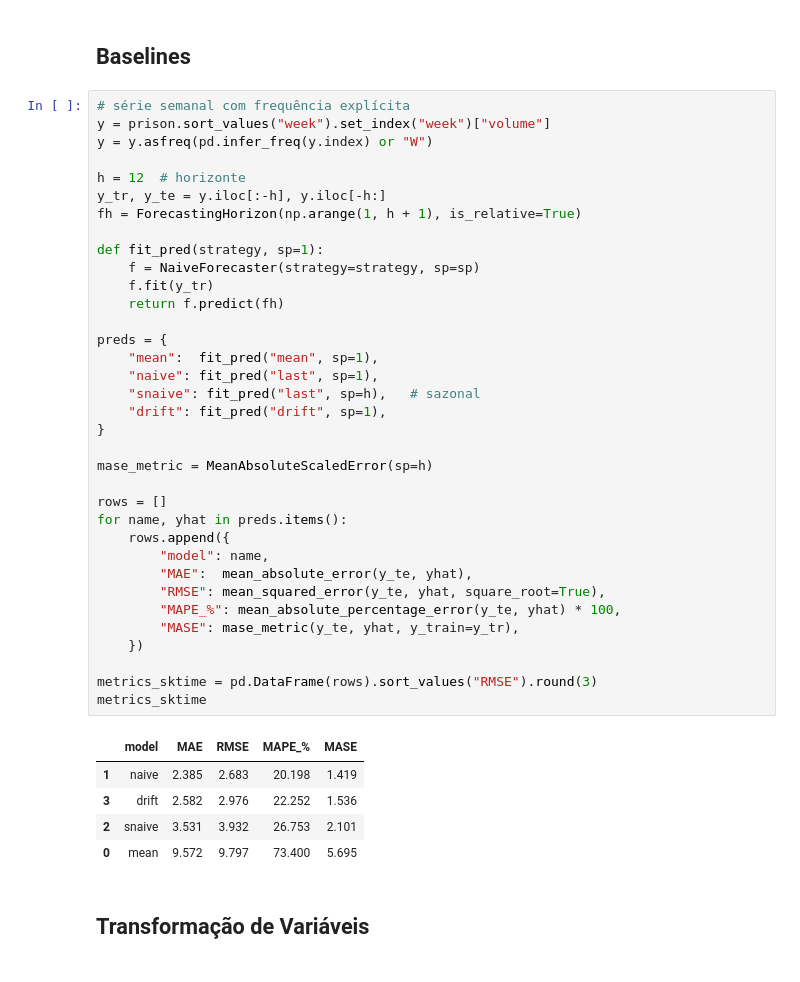
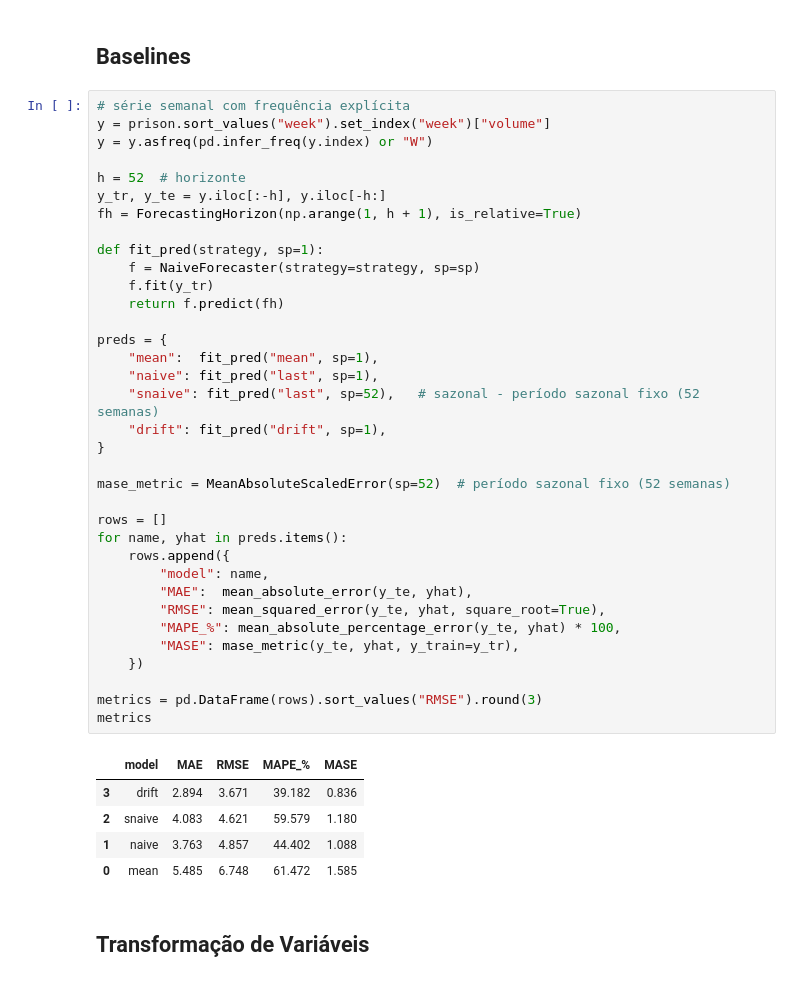
Before and after one commit to LeonardoAleee/analise_st, a Jupyter notebook: trabalho_a1.ipynb, the cells around one changed output. Drawn from its saved outputs; the diff is of its cells as text.

```diff
--- a/trabalho_a1.ipynb
+++ b/trabalho_a1.ipynb
@@ -101,42 +101,42 @@ plt.show()
 y = prison.sort_values("week").set_index("week")["volume"]
 y = y.asfreq(pd.infer_freq(y.index) or "W")
 
-h = 12  # horizonte
+h = 52  # horizonte
 y_tr, y_te = y.iloc[:-h], y.iloc[-h:]
 fh = ForecastingHorizon(np.arange(1, h + 1), is_relative=True)
 
 def fit_pred(strategy, sp=1):
     f = NaiveForecaster(strategy=strategy, sp=sp)
     f.fit(y_tr)
     return f.predict(fh)
 
 preds = {
     "mean":  fit_pred("mean", sp=1),
     "naive": fit_pred("last", sp=1),
-    "snaive": fit_pred("last", sp=h),   # sazonal
+    "snaive": fit_pred("last", sp=52),   # sazonal - período sazonal fixo (52 semanas)
     "drift": fit_pred("drift", sp=1),
 }
 
-mase_metric = MeanAbsoluteScaledError(sp=h)
+mase_metric = MeanAbsoluteScaledError(sp=52)  # período sazonal fixo (52 semanas)
 
 rows = []
 for name, yhat in preds.items():
     rows.append({
         "model": name,
         "MAE":  mean_absolute_error(y_te, yhat),
         "RMSE": mean_squared_error(y_te, yhat, square_root=True),
         "MAPE_%": mean_absolute_percentage_error(y_te, yhat) * 100,
         "MASE": mase_metric(y_te, yhat, y_train=y_tr),
     })
 
-metrics_sktime = pd.DataFrame(rows).sort_values("RMSE").round(3)
-metrics_sktime
+metrics = pd.DataFrame(rows).sort_values("RMSE").round(3)
+metrics
 # %% [output]
 |  | model | MAE | RMSE | MAPE_% | MASE |
-| 1 | naive | 2.385 | 2.683 | 20.198 | 1.419 |
-| 3 | drift | 2.582 | 2.976 | 22.252 | 1.536 |
-| 2 | snaive | 3.531 | 3.932 | 26.753 | 2.101 |
-| 0 | mean | 9.572 | 9.797 | 73.400 | 5.695 |
+| 3 | drift | 2.894 | 3.671 | 39.182 | 0.836 |
+| 2 | snaive | 4.083 | 4.621 | 59.579 | 1.180 |
+| 1 | naive | 3.763 | 4.857 | 44.402 | 1.088 |
+| 0 | mean | 5.485 | 6.748 | 61.472 | 1.585 |
 # %% [markdown]
 ## Transformação de Variáveis
 # %%
```
Also changed, not shown: parts of 4 cells of this notebook.
